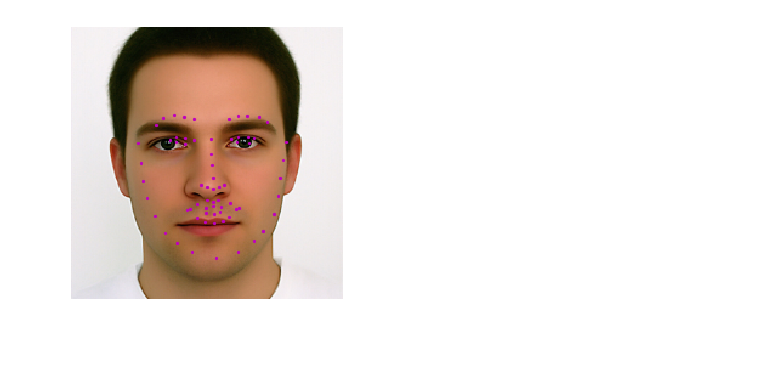
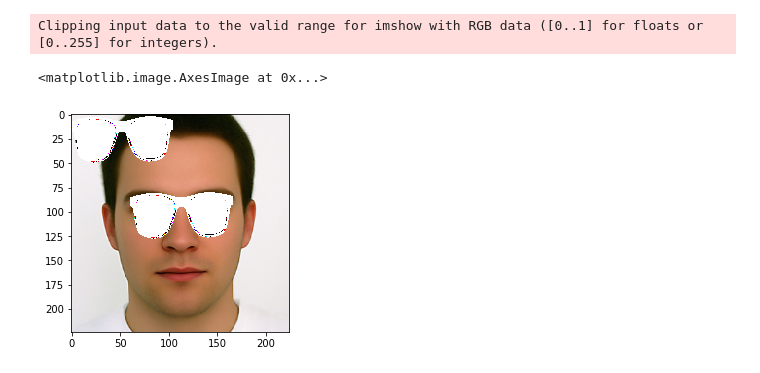
Before and after one commit to jugatsingh/face_filters, a Jupyter notebook: pipeline/face_filters.ipynb, the cells around one changed output. Cells and saved outputs as stored; diff of their text form; code cells hidden in the pictures.

Commit message:
Added sunglasses but color is white. Need to fix it

```diff
--- a/pipeline/face_filters.ipynb
+++ b/pipeline/face_filters.ipynb
@@ -73,7 +73,31 @@ def visualize_output(faces, test_outputs):
         plt.scatter(test_outputs[i][:, 0], test_outputs[i][:, 1], s=20, marker='.', c='m')
         plt.axis('off')
     plt.show()
-# %%
-visualize_output(images, keypoints)
-# %% [output]
-[figure, removed]
+# %%
+def apply_sunglasses(face, sg_image, keypoints):
+    eyebrow_height_diff = abs(keypoints[17, 1] - keypoints[26, 1])
+    eyebrow_width = abs(keypoints[17, 0] - keypoints[26, 0])
+    eyebrow_angle = np.arctan(eyebrow_height_diff/eyebrow_width)*(180/np.pi)
+    eyebrow_angle = eyebrow_angle if keypoints[17, 1] < keypoints[26, 1] else -eyebrow_angle
+
+    rotated_sunglasses = imutils.rotate_bound(sg_image, eyebrow_angle)
+    y = int(min(keypoints[17, 1], keypoints[26, 1]))
+    h = abs(keypoints[51, 1]-keypoints[27, 1])
+    w = abs((keypoints[16, 0]+keypoints[26, 0])/2 - (keypoints[17, 0]+keypoints[0, 0])/2)
+    top_nose = keypoints[27]
+    rectangle_sunglasses = face[y:int(y+h), int(top_nose[0]-w/2):int(top_nose[0]+w/2)]
+    new_sunglasses = cv2.resize(rotated_sunglasses, (int(w), int(h)), interpolation = cv2.INTER_CUBIC)
+    ind = np.argwhere(new_sunglasses[:,:,3] > 0)
+    for i in range(3):
+        rectangle_sunglasses[ind[:, 0], ind[:, 1], i] = new_sunglasses[ind[:, 0], ind[:, 1], i]
+    return face
+# %%
+sg_image = cv2.imread("./filters/sunglasses.png", cv2.IMREAD_UNCHANGED)
+# %%
+filtered_image = apply_sunglasses(images[0], sg_image, keypoints[0])
+# %%
+plt.imshow(filtered_image)
+# %% [output]
+Clipping input data to the valid range for imshow with RGB data ([0..1] for floats or [0..255] for integers).
+<matplotlib.image.AxesImage at 0x...>
+[figure, added]
```
Also changed, not shown: parts of 1 cell of this notebook, 2 other files.
